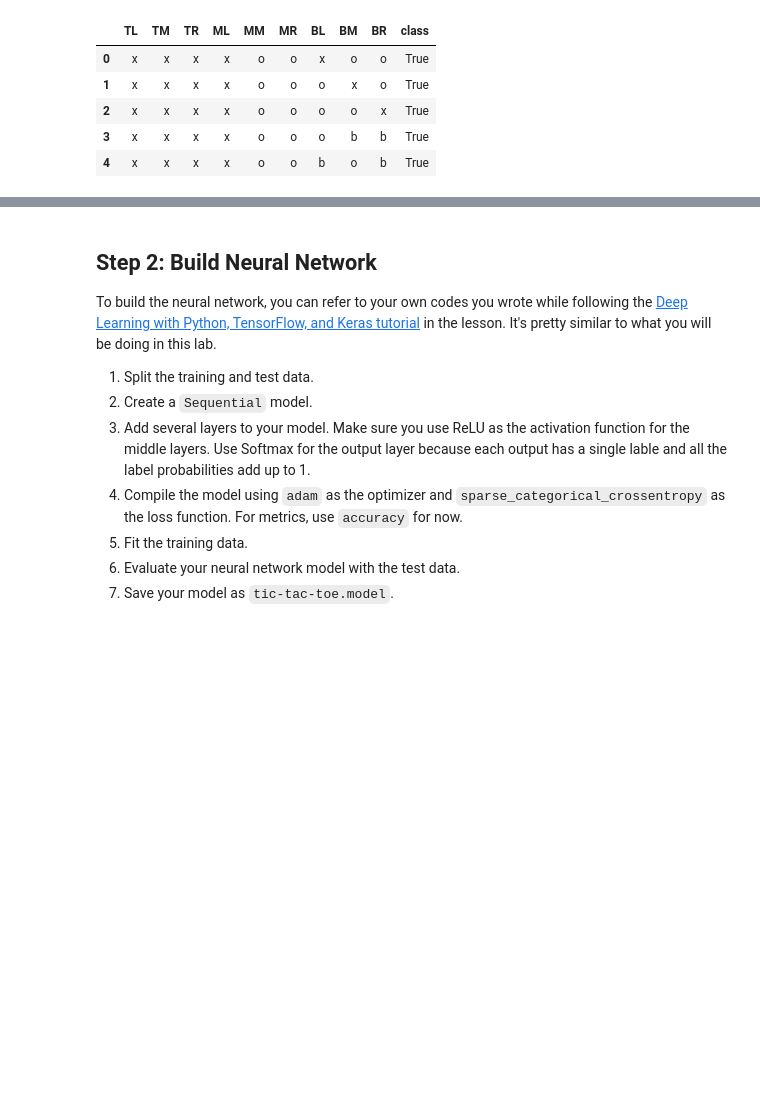
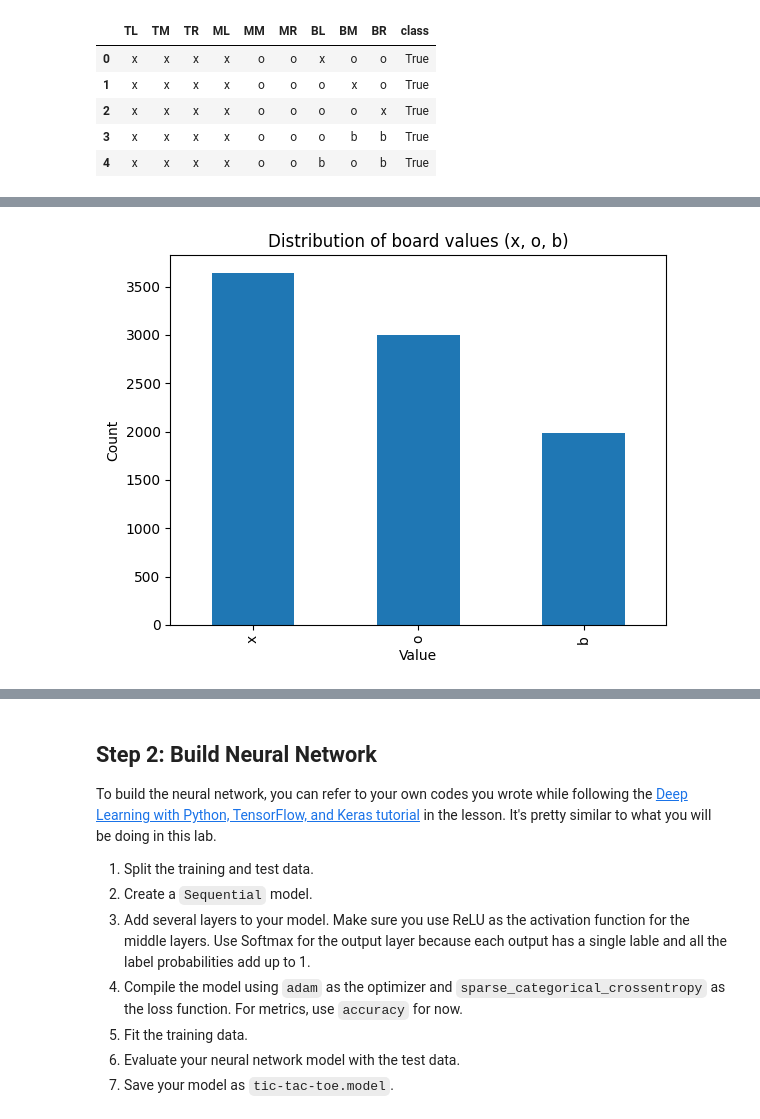
Before and after one commit to HelenaGomezV/lab-neural-networks, a Jupyter notebook: your-code/challenge-1.ipynb, the cells around one changed output, grey strips where cells are left out. Cells and saved outputs as stored; diff of their text form; code cells hidden in the pictures; blank space fills up the shorter version.

```diff
--- a/your-code/challenge-1.ipynb
+++ b/your-code/challenge-1.ipynb
@@ -34,0 +65,11 @@ df.head()
+# %%
+# contar valores en todas las celdas del tablero
+value_counts = df[df.columns[:-1]].stack().value_counts()
+
+value_counts.plot(kind='bar')
+plt.title("Distribution of board values (x, o, b)")
+plt.ylabel("Count")
+plt.xlabel("Value")
+plt.show()
+# %% [output]
+[figure, added]
```
Also changed, not shown: parts of 7 cells of this notebook.
